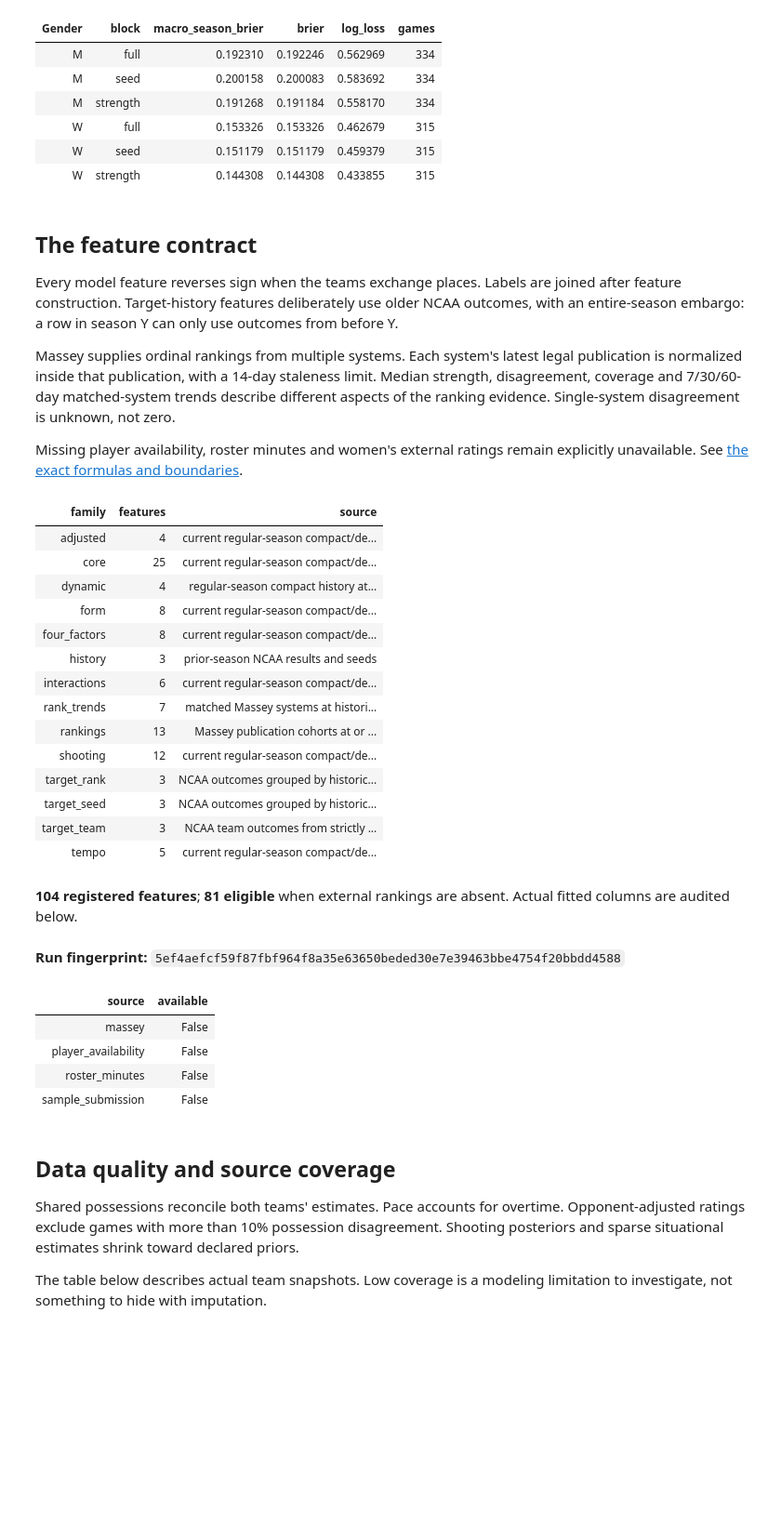
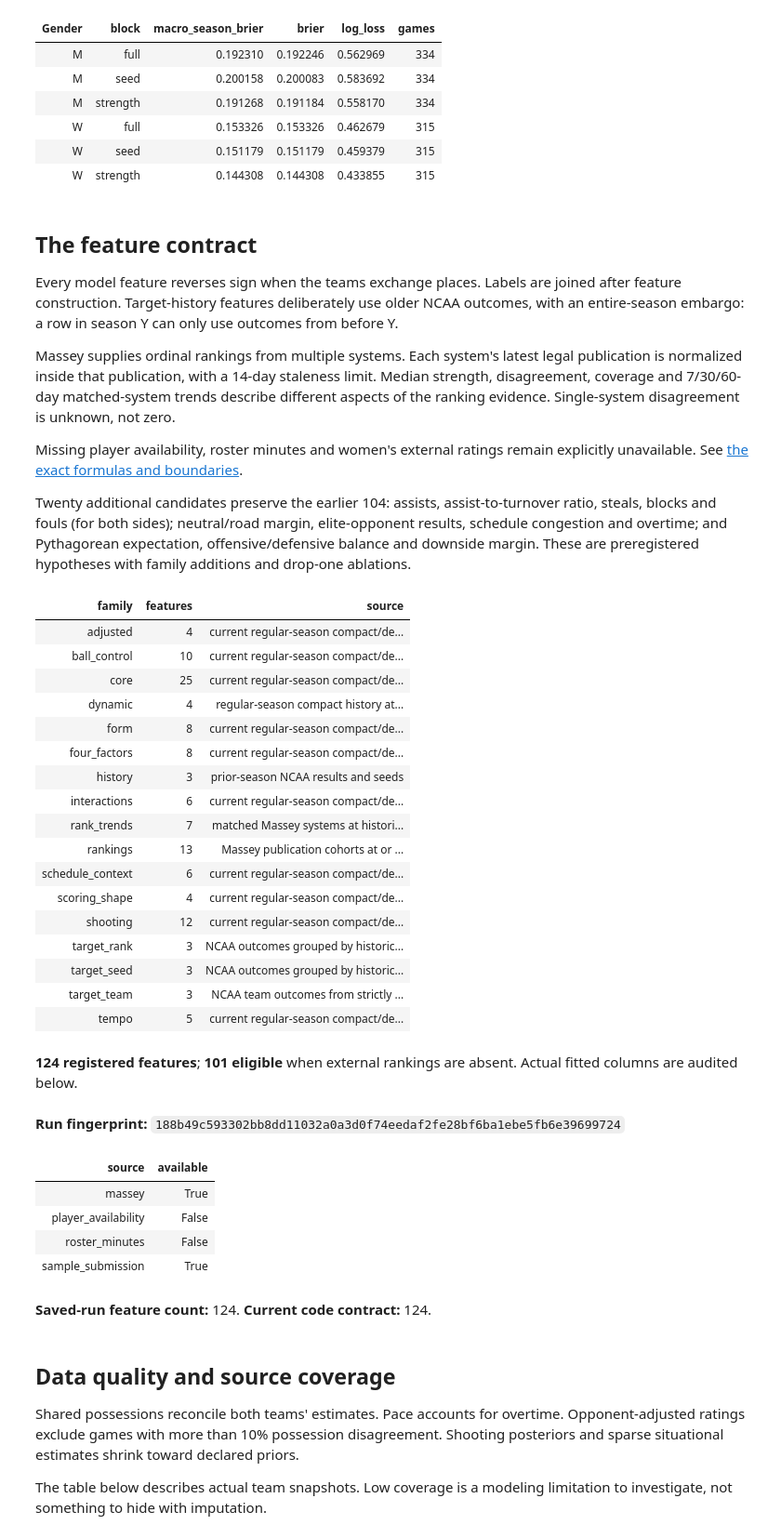
Before and after one commit to alvaromendizabal/march-machine-learning-mania-2026, a Jupyter notebook: notebooks/02_feature_store_and_diagnostics.ipynb, the cells around one changed output. Shown at 93% size. Cells and saved outputs as stored; diff of their text form; code cells hidden in the pictures; blank space fills up the shorter version.

```diff
--- a/notebooks/02_feature_store_and_diagnostics.ipynb
+++ b/notebooks/02_feature_store_and_diagnostics.ipynb
@@ -88,18 +58,23 @@ Every model feature reverses sign when the teams exchange places. Labels are joi
 Massey supplies ordinal rankings from multiple systems. Each system's latest legal publication is normalized inside that publication, with a 14-day staleness limit. Median strength, disagreement, coverage and 7/30/60-day matched-system trends describe different aspects of the ranking evidence. Single-system disagreement is unknown, not zero.
 
 Missing player availability, roster minutes and women's external ratings remain explicitly unavailable. See [the exact formulas and boundaries](../docs/feature_store.md).
+
+Twenty additional candidates preserve the earlier 104: assists, assist-to-turnover ratio, steals, blocks and fouls (for both sides); neutral/road margin, elite-opponent results, schedule congestion and overtime; and Pythagorean expectation, offensive/defensive balance and downside margin. These are preregistered hypotheses with family additions and drop-one ablations.
 # %%
 from march_mania.feature_store import feature_registry
 registry = feature_registry()
 inventory = registry.groupby("family").agg(features=("feature", "size"), source=("source", "first")).reset_index()
 table(inventory)
 display(Markdown(f"**{len(registry)} registered features**; **{len(candidate_blocks(False)['full'])} eligible** when external rankings are absent. Actual fitted columns are audited below."))
 if RESULTS is not None:
     display(Markdown("**Run fingerprint:** `" + SUMMARY["fingerprint"] + "`"))
     table(pd.DataFrame(SUMMARY.get("sources", {}).items(), columns=["source", "available"]))
+if RESULTS is not None:
+    display(Markdown(f"**Saved-run feature count:** {SUMMARY['feature_count']}. **Current code contract:** {len(registry)}."))
 # %% [output]
 | family | features | source |
 | adjusted | 4 | current regular-season compact/de... |
+| ball_control | 10 | current regular-season compact/de... |
 | core | 25 | current regular-season compact/de... |
 | dynamic | 4 | regular-season compact history at... |
 | form | 8 | current regular-season compact/de... |
@@ -108,18 +83,21 @@ if RESULTS is not None:
 | interactions | 6 | current regular-season compact/de... |
 | rank_trends | 7 | matched Massey systems at histori... |
 | rankings | 13 | Massey publication cohorts at or ... |
+| schedule_context | 6 | current regular-season compact/de... |
+| scoring_shape | 4 | current regular-season compact/de... |
 | shooting | 12 | current regular-season compact/de... |
 | target_rank | 3 | NCAA outcomes grouped by historic... |
 | target_seed | 3 | NCAA outcomes grouped by historic... |
 | target_team | 3 | NCAA team outcomes from strictly ... |
 | tempo | 5 | current regular-season compact/de... |
-**104 registered features**; **81 eligible** when external rankings are absent. Actual fitted columns are audited below.
+**124 registered features**; **101 eligible** when external rankings are absent. Actual fitted columns are audited below.
-**Run fingerprint:** `5ef4aefcf59f87fbf964f8a35e63650beded30e7e39463bbe4754f20bbdd4588`
+**Run fingerprint:** `188b49c593302bb8dd11032a0a3d0f74eedaf2fe28bf6ba1ebe5fb6e39699724`
 | source | available |
-| massey | False |
+| massey | True |
 | player_availability | False |
 | roster_minutes | False |
-| sample_submission | False |
+| sample_submission | True |
+**Saved-run feature count:** 124. **Current code contract:** 124.
 # %% [markdown]
 ## Data quality and source coverage
 
```
Also changed, not shown: parts of 8 cells of this notebook, 36 other files.
